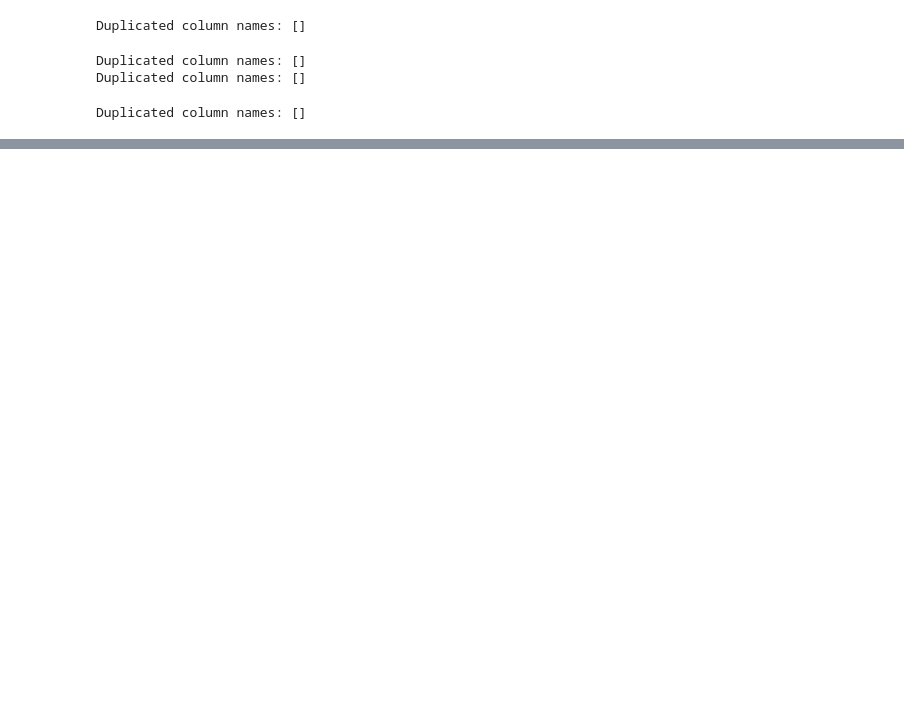
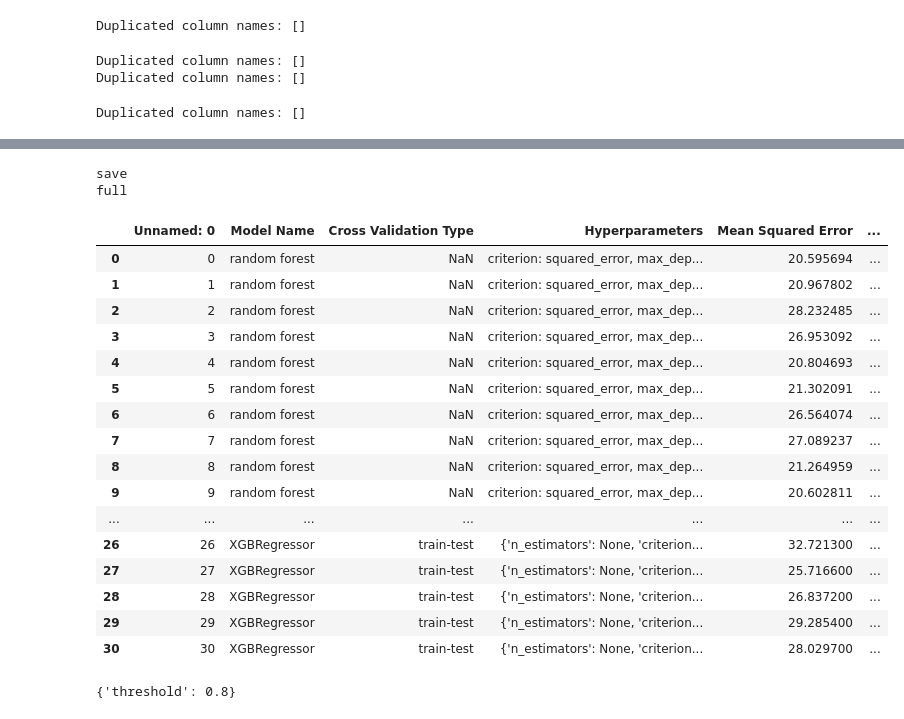
Before and after one commit to ALINA991/ADHD_fMRI, a Jupyter notebook: MTA/simple_regression.ipynb, the cells around one changed output, grey strips where cells are left out. Saved outputs shown, nothing was run; the diff lists cells and outputs as text; code cells hidden in the pictures; blank space fills up the shorter version.

```diff
--- a/MTA/simple_regression.ipynb
+++ b/MTA/simple_regression.ipynb
@@ -450,3 +566,40 @@ Number of features after processing: 1021
+# %%
+save =False
+reduced = False
+if save :
+    print('save')
+    if reduced:
+        print('reduced')
+        df_result_reduced.to_csv(file_path_save)
+    else:
+        print('full')
+        result_df.to_csv(file_path_save)
+verify   = pd.read_csv(file_path_save)
+verify
+# %% [output]
+save
+full
+|  | Unnamed: 0 | Model Name | Cross Validation Type | Hyperparameters | Mean Squared Error | ... |
+| 0 | 0 | random forest | NaN | criterion: squared_error, max_dep... | 20.595694 | ... |
+| 1 | 1 | random forest | NaN | criterion: squared_error, max_dep... | 20.967802 | ... |
+| 2 | 2 | random forest | NaN | criterion: squared_error, max_dep... | 28.232485 | ... |
+| 3 | 3 | random forest | NaN | criterion: squared_error, max_dep... | 26.953092 | ... |
+| 4 | 4 | random forest | NaN | criterion: squared_error, max_dep... | 20.804693 | ... |
+| 5 | 5 | random forest | NaN | criterion: squared_error, max_dep... | 21.302091 | ... |
+| 6 | 6 | random forest | NaN | criterion: squared_error, max_dep... | 26.564074 | ... |
+| 7 | 7 | random forest | NaN | criterion: squared_error, max_dep... | 27.089237 | ... |
+| 8 | 8 | random forest | NaN | criterion: squared_error, max_dep... | 21.264959 | ... |
+| 9 | 9 | random forest | NaN | criterion: squared_error, max_dep... | 20.602811 | ... |
+| ... | ... | ... | ... | ... | ... | ... |
+| 26 | 26 | XGBRegressor | train-test | {'n_estimators': None, 'criterion... | 32.721300 | ... |
+| 27 | 27 | XGBRegressor | train-test | {'n_estimators': None, 'criterion... | 25.716600 | ... |
+| 28 | 28 | XGBRegressor | train-test | {'n_estimators': None, 'criterion... | 26.837200 | ... |
+| 29 | 29 | XGBRegressor | train-test | {'n_estimators': None, 'criterion... | 29.285400 | ... |
+| 30 | 30 | XGBRegressor | train-test | {'n_estimators': None, 'criterion... | 28.029700 | ... |
+# %%
+pipeline.named_steps['correlation_selector'].get_params()
+# %% [output]
+{'threshold': 0.8}
 # %%
 pipeline.fit(X_train_val, y_train_val)
 predictions = pipeline.predict(X_test)
```
Also changed, not shown: parts of 20 cells of this notebook.
